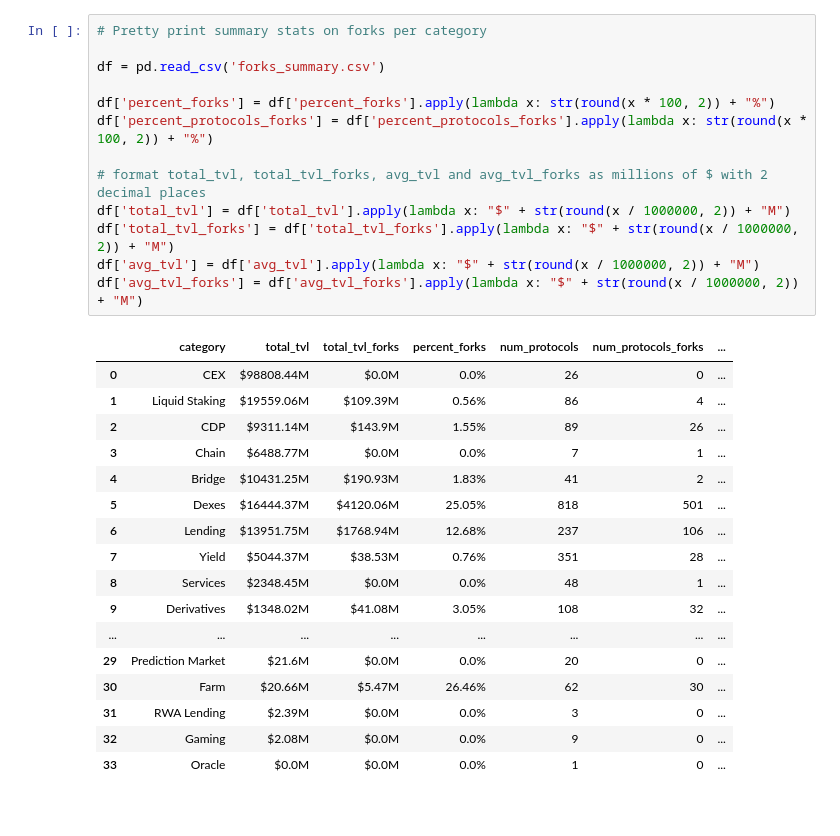
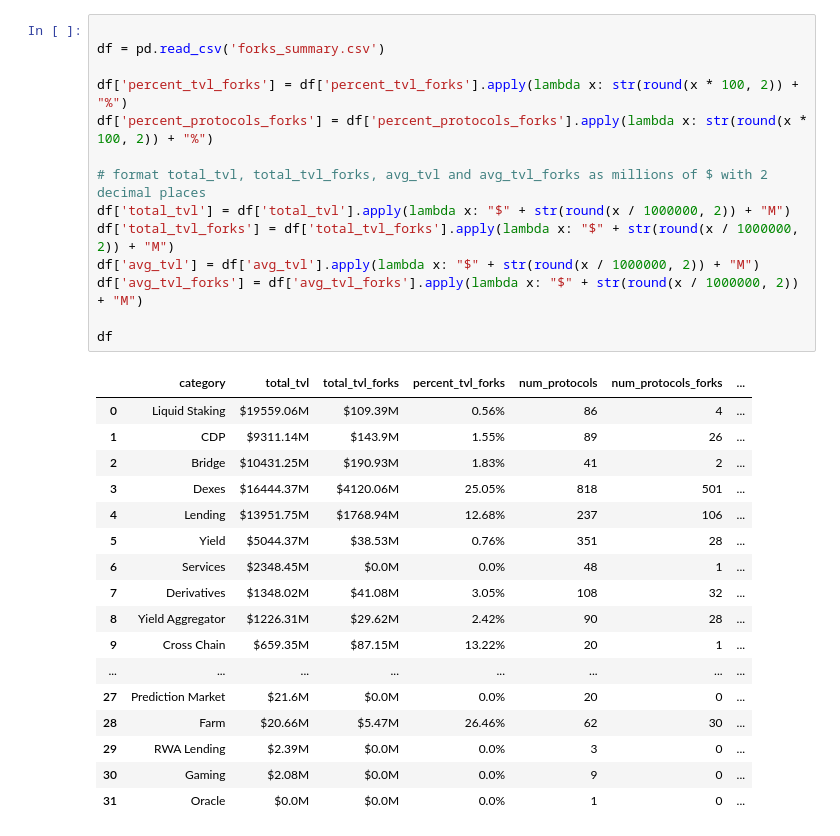
Before and after one commit to johngriffin/web3-protocol-diversity, a Jupyter notebook: forks.ipynb, the cells around one changed output. Saved outputs shown, nothing was run; the diff lists cells and outputs as text.

Commit message:
v1 - analysis on number of unique protocols by TVL by category

```diff
--- a/forks.ipynb
+++ b/forks.ipynb
@@ -83,31 +201,32 @@ forks_summary.to_csv('forks_summary.csv', index=False)
 # %%
-# Pretty print summary stats on forks per category
 
 df = pd.read_csv('forks_summary.csv')
 
-df['percent_forks'] = df['percent_forks'].apply(lambda x: str(round(x * 100, 2)) + "%")
+df['percent_tvl_forks'] = df['percent_tvl_forks'].apply(lambda x: str(round(x * 100, 2)) + "%")
 df['percent_protocols_forks'] = df['percent_protocols_forks'].apply(lambda x: str(round(x * 100, 2)) + "%")
 
 # format total_tvl, total_tvl_forks, avg_tvl and avg_tvl_forks as millions of $ with 2 decimal places
 df['total_tvl'] = df['total_tvl'].apply(lambda x: "$" + str(round(x / 1000000, 2)) + "M")
 df['total_tvl_forks'] = df['total_tvl_forks'].apply(lambda x: "$" + str(round(x / 1000000, 2)) + "M")
 df['avg_tvl'] = df['avg_tvl'].apply(lambda x: "$" + str(round(x / 1000000, 2)) + "M")
 df['avg_tvl_forks'] = df['avg_tvl_forks'].apply(lambda x: "$" + str(round(x / 1000000, 2)) + "M")
+
+df
 # %% [output]
-|  | category | total_tvl | total_tvl_forks | percent_forks | num_protocols | num_protocols_forks | ... |
-| 0 | CEX | $98808.44M | $0.0M | 0.0% | 26 | 0 | ... |
-| 1 | Liquid Staking | $19559.06M | $109.39M | 0.56% | 86 | 4 | ... |
-| 2 | CDP | $9311.14M | $143.9M | 1.55% | 89 | 26 | ... |
-| 3 | Chain | $6488.77M | $0.0M | 0.0% | 7 | 1 | ... |
-| 4 | Bridge | $10431.25M | $190.93M | 1.83% | 41 | 2 | ... |
-| 5 | Dexes | $16444.37M | $4120.06M | 25.05% | 818 | 501 | ... |
-| 6 | Lending | $13951.75M | $1768.94M | 12.68% | 237 | 106 | ... |
-| 7 | Yield | $5044.37M | $38.53M | 0.76% | 351 | 28 | ... |
-| 8 | Services | $2348.45M | $0.0M | 0.0% | 48 | 1 | ... |
-| 9 | Derivatives | $1348.02M | $41.08M | 3.05% | 108 | 32 | ... |
+|  | category | total_tvl | total_tvl_forks | percent_tvl_forks | num_protocols | num_protocols_forks | ... |
+| 0 | Liquid Staking | $19559.06M | $109.39M | 0.56% | 86 | 4 | ... |
+| 1 | CDP | $9311.14M | $143.9M | 1.55% | 89 | 26 | ... |
+| 2 | Bridge | $10431.25M | $190.93M | 1.83% | 41 | 2 | ... |
+| 3 | Dexes | $16444.37M | $4120.06M | 25.05% | 818 | 501 | ... |
+| 4 | Lending | $13951.75M | $1768.94M | 12.68% | 237 | 106 | ... |
+| 5 | Yield | $5044.37M | $38.53M | 0.76% | 351 | 28 | ... |
+| 6 | Services | $2348.45M | $0.0M | 0.0% | 48 | 1 | ... |
+| 7 | Derivatives | $1348.02M | $41.08M | 3.05% | 108 | 32 | ... |
+| 8 | Yield Aggregator | $1226.31M | $29.62M | 2.42% | 90 | 28 | ... |
+| 9 | Cross Chain | $659.35M | $87.15M | 13.22% | 20 | 1 | ... |
 | ... | ... | ... | ... | ... | ... | ... | ... |
-| 29 | Prediction Market | $21.6M | $0.0M | 0.0% | 20 | 0 | ... |
-| 30 | Farm | $20.66M | $5.47M | 26.46% | 62 | 30 | ... |
-| 31 | RWA Lending | $2.39M | $0.0M | 0.0% | 3 | 0 | ... |
-| 32 | Gaming | $2.08M | $0.0M | 0.0% | 9 | 0 | ... |
-| 33 | Oracle | $0.0M | $0.0M | 0.0% | 1 | 0 | ... |
+| 27 | Prediction Market | $21.6M | $0.0M | 0.0% | 20 | 0 | ... |
+| 28 | Farm | $20.66M | $5.47M | 26.46% | 62 | 30 | ... |
+| 29 | RWA Lending | $2.39M | $0.0M | 0.0% | 3 | 0 | ... |
+| 30 | Gaming | $2.08M | $0.0M | 0.0% | 9 | 0 | ... |
+| 31 | Oracle | $0.0M | $0.0M | 0.0% | 1 | 0 | ... |
```
Also changed, not shown: parts of 14 cells of this notebook, 6 other files.
